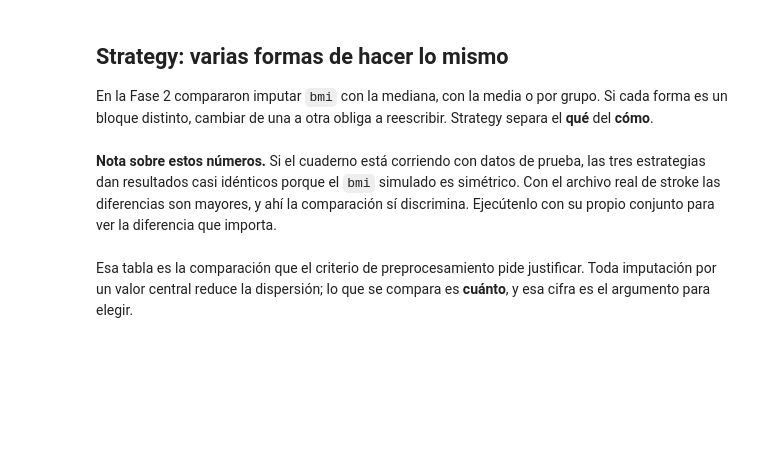
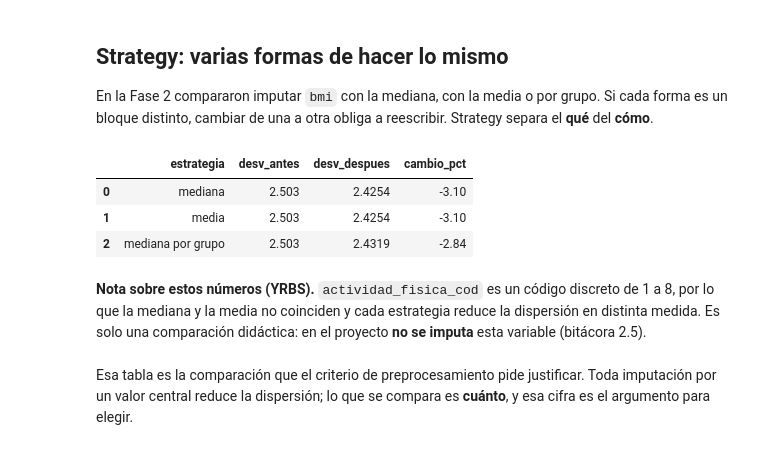
Before and after one commit to MatiasManriquezO/proyecto-grupo8-mcdi500, a Jupyter notebook: F3/notebooks/S2_F3_NucleoAlgoritmico_Eficiencia_POO (1).ipynb, the cells around one changed output. Drawn from its saved outputs; the diff is of its cells as text; code cells hidden in the pictures; blank space fills up the shorter version.

Commit message:
docs: actualizacion archivos csv y notebook F3

```diff
--- a/F3/notebooks/S2_F3_NucleoAlgoritmico_Eficiencia_POO.ipynb
+++ b/F3/notebooks/S2_F3_NucleoAlgoritmico_Eficiencia_POO (1).ipynb
@@ -1012,10 +1133,10 @@ detalle de cada paso».
 La rúbrica pide los tres escenarios. Acá va uno de cada tipo, con el conjunto de stroke.
 # %%
 # --- CASO NORMAL: el flujo completo sobre el conjunto real ---
-pipe = Pipeline([EliminadorColumnas("id"), ImputadorMediana("bmi")])
+pipe = Pipeline([EliminadorColumnas(COLUMNA_ID), ImputadorMediana(COLUMNA_IMPUTAR)])
 salida = pipe.ajustar(datos).transformar(datos)
 
 assert len(salida) == len(datos), "El pipeline perdió o duplicó filas"
-assert salida["bmi"].isna().sum() == 0, "Quedaron nulos en bmi"
-assert "id" not in salida.columns, "La columna id no se eliminó"
+assert salida[COLUMNA_IMPUTAR].isna().sum() == 0, f"Quedaron nulos en {COLUMNA_IMPUTAR}"
+assert COLUMNA_ID not in salida.columns, "El identificador no se eliminó"
 print("Caso normal: las tres comprobaciones pasaron.")
@@ -1328,43 +1497,47 @@ class PorMedianaDeGrupo(EstrategiaImputacion):
 class ImputadorFlexible(Transformador):
     """No sabe imputar: sabe cuándo. El cómo lo aporta la estrategia."""
 
     def __init__(self, columna, estrategia=None):
         super().__init__(columna)          # llama al constructor de la clase base
         self.estrategia = estrategia or PorMediana()
 
     def aprender(self, df):
         return {"valor": self.estrategia.calcular(df, self.columna),
                 "estrategia": self.estrategia.etiqueta}
 
     def aplicar(self, df):
         valor = self._parametros["valor"]
         if isinstance(valor, dict):                       # mediana por grupo
             relleno = df[self.estrategia.columna_grupo].map(valor)
             df[self.columna] = df[self.columna].fillna(relleno)
             df[self.columna] = df[self.columna].fillna(df[self.columna].median())
         else:
             df[self.columna] = df[self.columna].fillna(valor)
         return df
 
 
 # La comparación de estrategias que pide la rúbrica, en un bucle
-desv_original = datos["bmi"].std()
+desv_original = datos[COLUMNA_IMPUTAR].std()
 comparacion = []
-for estrategia in [PorMediana(), PorMedia(), PorMedianaDeGrupo("gender")]:
-    salida = ImputadorFlexible("bmi", estrategia).ajustar_transformar(datos)
+for estrategia in [PorMediana(), PorMedia(), PorMedianaDeGrupo(COLUMNA_GRUPO)]:
+    salida = ImputadorFlexible(COLUMNA_IMPUTAR, estrategia).ajustar_transformar(datos)
     comparacion.append({
         "estrategia": estrategia.etiqueta,
         "desv_antes": round(desv_original, 4),
-        "desv_despues": round(salida["bmi"].std(), 4),
-        "cambio_pct": round((salida["bmi"].std() - desv_original) / desv_original * 100, 2),
+        "desv_despues": round(salida[COLUMNA_IMPUTAR].std(), 4),
+        "cambio_pct": round((salida[COLUMNA_IMPUTAR].std() - desv_original) / desv_original * 100, 2),
     })
 
 pd.DataFrame(comparacion)
+# %% [output]
+|  | estrategia | desv_antes | desv_despues | cambio_pct |
+| 0 | mediana | 2.503 | 2.4254 | -3.10 |
+| 1 | media | 2.503 | 2.4254 | -3.10 |
+| 2 | mediana por grupo | 2.503 | 2.4319 | -2.84 |
 # %% [markdown]
-**Nota sobre estos números.** Si el cuaderno está corriendo con datos de prueba, las
-tres estrategias dan resultados casi idénticos porque el `bmi` simulado es simétrico.
-Con el archivo real de stroke las diferencias son mayores, y ahí la comparación sí
-discrimina. Ejecútenlo con su propio conjunto para ver la diferencia que importa.
+**Nota sobre estos números (YRBS).** `actividad_fisica_cod` es un código discreto de 1 a 8, por lo que
+la mediana y la media no coinciden y cada estrategia reduce la dispersión en distinta medida. Es solo una
+comparación didáctica: en el proyecto **no se imputa** esta variable (bitácora 2.5).
 # %% [markdown]
 Esa tabla es la comparación que el criterio de preprocesamiento pide justificar. Toda
 imputación por un valor central reduce la dispersión; lo que se compara es **cuánto**, y
```
Also changed, not shown: parts of 44 cells of this notebook, 7 other files.
